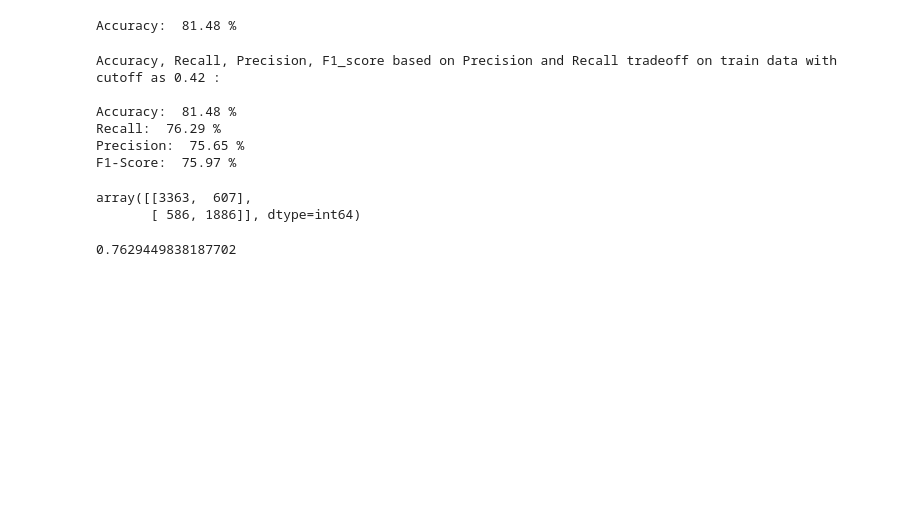
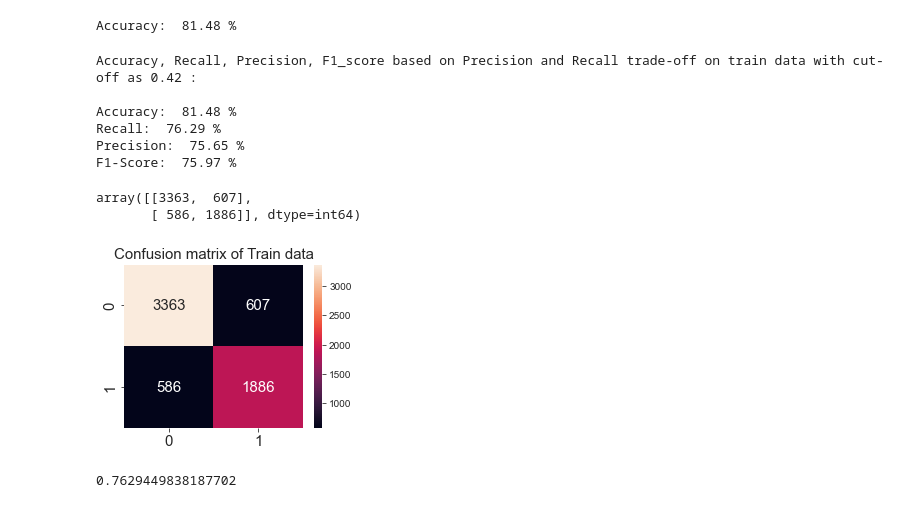
Before and after one commit to ankitaData/Lead_Scoring_Case_Study, a Jupyter notebook: Lead_Scoring_Case_Study.ipynb, the cells around one changed output. Saved outputs shown, nothing was run; the diff lists cells and outputs as text; code cells hidden in the pictures; blank space fills up the shorter version.

```diff
--- a/Lead_Scoring_Case_Study.ipynb
+++ b/Lead_Scoring_Case_Study.ipynb
@@ -2056,14 +2063,14 @@ Accuracy:  81.48 %
 # Accuracy, Recall, Precision, f1_score based on Precision and Recall tradeoff cutoff as 0.42
 
 
-print("Accuracy, Recall, Precision, F1_score based on Precision and Recall tradeoff on train data with cutoff as 0.42 : \n")
+print("Accuracy, Recall, Precision, F1_score based on Precision and Recall trade-off on train data with cut-off as 0.42 : \n")
 
 print("Accuracy: ", round(((accuracy_score(y_train_pred_final.Converted, y_train_pred_final.final_predicted))*100),2, ), '%')
 print("Recall: ", round(((recall_score(y_train_pred_final.Converted, y_train_pred_final.final_predicted))*100),2, ), '%')
 print("Precision: ", round(((precision_score(y_train_pred_final.Converted, y_train_pred_final.final_predicted))*100),2, ), '%')
 print("F1-Score: ", round(((f1_score(y_train_pred_final.Converted, y_train_pred_final.final_predicted))*100),2, ), '%')
 # %% [output]
-Accuracy, Recall, Precision, F1_score based on Precision and Recall tradeoff on train data with cutoff as 0.42 :
+Accuracy, Recall, Precision, F1_score based on Precision and Recall trade-off on train data with cut-off as 0.42 :
 
 Accuracy:  81.48 %
 Recall:  76.29 %
@@ -2077,6 +2084,17 @@ confusion3
 # %% [output]
 array([[3363,  607],
        [ 586, 1886]], dtype=int64)
+# %%
+# Plotting confusion matrix for Training data
+
+plt.figure(figsize=(4,3))
+sns.heatmap(confusion3, annot=True,annot_kws={'size':15}, fmt='g')
+plt.title('Confusion matrix of Train data', fontsize=15)
+plt.xticks(fontsize=15)
+plt.yticks(fontsize=15)
+plt.show()
+# %% [output]
+[figure, added]
 # %%
 TP = confusion3[1,1]  # True positive
 TN = confusion3[0,0]  # True negatives
```
Also changed, not shown: parts of 26 cells of this notebook.
